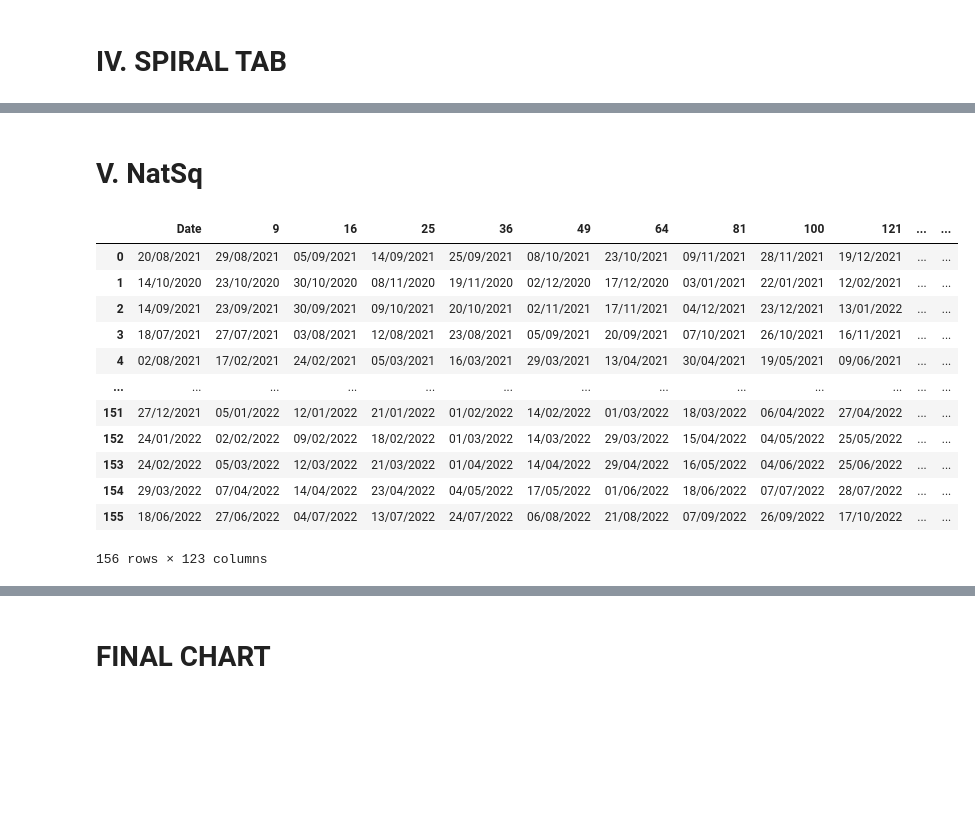
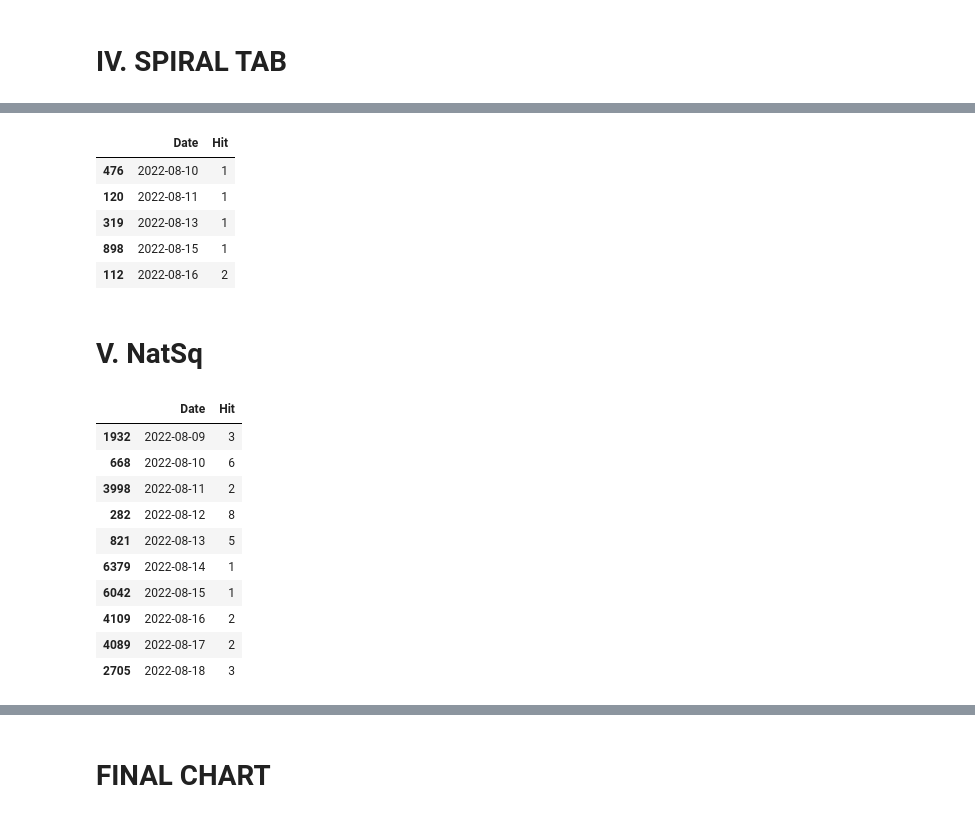
Before and after one commit to amirlehmam/MEMOIREPROPRE, a Jupyter notebook: PIPELINE.ipynb, the cells around one changed output, grey strips where cells are left out. Cells and saved outputs as stored; diff of their text form; code cells hidden in the pictures; blank space fills up the shorter version.

Commit message:
NatSq & Spirals
Co-Authored-By: SDDOXX <110478687+SDDOXX@users.noreply.github.com>

```diff
--- a/PIPELINE.ipynb
+++ b/PIPELINE.ipynb
@@ -4286,0 +4231,33 @@ da
+# %%
+import datetime
+from datetime import timedelta
+
+# Match every dates to cols
+
+for col in Spiral.columns[1:]:
+    Spiral[col] = ((pd.to_datetime(Spiral['Date']) + pd.to_timedelta(f'{col} days'))
+               .dt.strftime('%d/%m/%Y'))
+
+dx = Spiral[1:].unstack().value_counts(ascending=False)
+
+dx = pd.DataFrame(dx, columns=['Hit'])
+
+dx = dx.reset_index()
+dx = dx.rename_axis('E', axis=1)
+dx.columns = dx.columns.str.replace('index', 'Date')
+dx = dx.rename_axis(None, axis=1)
+
+dx['Date'] = pd.to_datetime(dx['Date'])
+
+mask = (dx['Date'] > '08-09-2022') & (dx['Date'] <= '31-12-2022')
+Spiral_hits = dx.loc[mask]
+Spiral_hits = Spiral_hits.sort_values(by=['Date'])
+
+Spiral_hits.head(5)
+# %% [output]
+|  | Date | Hit |
+| 476 | 2022-08-10 | 1 |
+| 120 | 2022-08-11 | 1 |
+| 319 | 2022-08-13 | 1 |
+| 898 | 2022-08-15 | 1 |
+| 112 | 2022-08-16 | 2 |
@@ -4288,23 +4268,38 @@ da
 # **V. NatSq**
 # %%
 NatSq = NatSq.drop(['Type'], axis=1)
+
+# Match every dates to cols
 
 for col in NatSq.columns[1:]:
     NatSq[col] = ((pd.to_datetime(NatSq['Date']) + pd.to_timedelta(f'{col} days'))
                .dt.strftime('%d/%m/%Y'))
 
-NatSq
+dx = NatSq[1:].unstack().value_counts(ascending=False)
+
+dx = pd.DataFrame(dx, columns=['Hit'])
+
+dx = dx.reset_index()
+dx = dx.rename_axis('E', axis=1)
+dx.columns = dx.columns.str.replace('index', 'Date')
+dx = dx.rename_axis(None, axis=1)
+
+dx['Date'] = pd.to_datetime(dx['Date'])
+
+mask = (dx['Date'] > '08-08-2022') & (dx['Date'] <= '31-12-2022')
+NatSq_hits = dx.loc[mask]
+NatSq_hits = NatSq_hits.sort_values(by=['Date'])
+
+NatSq_hits.head(5)
 # %% [output]
-|  | Date | 9 | 16 | 25 | 36 | 49 | 64 | 81 | 100 | 121 | ... | ... |
-| 0 | 20/08/2021 | 29/08/2021 | 05/09/2021 | 14/09/2021 | 25/09/2021 | 08/10/2021 | 23/10/2021 | 09/11/2021 | 28/11/2021 | 19/12/2021 | ... | ... |
-| 1 | 14/10/2020 | 23/10/2020 | 30/10/2020 | 08/11/2020 | 19/11/2020 | 02/12/2020 | 17/12/2020 | 03/01/2021 | 22/01/2021 | 12/02/2021 | ... | ... |
-| 2 | 14/09/2021 | 23/09/2021 | 30/09/2021 | 09/10/2021 | 20/10/2021 | 02/11/2021 | 17/11/2021 | 04/12/2021 | 23/12/2021 | 13/01/2022 | ... | ... |
-| 3 | 18/07/2021 | 27/07/2021 | 03/08/2021 | 12/08/2021 | 23/08/2021 | 05/09/2021 | 20/09/2021 | 07/10/2021 | 26/10/2021 | 16/11/2021 | ... | ... |
-| 4 | 02/08/2021 | 17/02/2021 | 24/02/2021 | 05/03/2021 | 16/03/2021 | 29/03/2021 | 13/04/2021 | 30/04/2021 | 19/05/2021 | 09/06/2021 | ... | ... |
-| ... | ... | ... | ... | ... | ... | ... | ... | ... | ... | ... | ... | ... |
-| 151 | 27/12/2021 | 05/01/2022 | 12/01/2022 | 21/01/2022 | 01/02/2022 | 14/02/2022 | 01/03/2022 | 18/03/2022 | 06/04/2022 | 27/04/2022 | ... | ... |
-| 152 | 24/01/2022 | 02/02/2022 | 09/02/2022 | 18/02/2022 | 01/03/2022 | 14/03/2022 | 29/03/2022 | 15/04/2022 | 04/05/2022 | 25/05/2022 | ... | ... |
-| 153 | 24/02/2022 | 05/03/2022 | 12/03/2022 | 21/03/2022 | 01/04/2022 | 14/04/2022 | 29/04/2022 | 16/05/2022 | 04/06/2022 | 25/06/2022 | ... | ... |
-| 154 | 29/03/2022 | 07/04/2022 | 14/04/2022 | 23/04/2022 | 04/05/2022 | 17/05/2022 | 01/06/2022 | 18/06/2022 | 07/07/2022 | 28/07/2022 | ... | ... |
-| 155 | 18/06/2022 | 27/06/2022 | 04/07/2022 | 13/07/2022 | 24/07/2022 | 06/08/2022 | 21/08/2022 | 07/09/2022 | 26/09/2022 | 17/10/2022 | ... | ... |
+|  | Date | Hit |
+| 1932 | 2022-08-09 | 3 |
+| 668 | 2022-08-10 | 6 |
+| 3998 | 2022-08-11 | 2 |
+| 282 | 2022-08-12 | 8 |
+| 821 | 2022-08-13 | 5 |
+| 6379 | 2022-08-14 | 1 |
+| 6042 | 2022-08-15 | 1 |
+| 4109 | 2022-08-16 | 2 |
+| 4089 | 2022-08-17 | 2 |
+| 2705 | 2022-08-18 | 3 |
-156 rows × 123 columns
```
Also changed, not shown: parts of 7 cells of this notebook.
